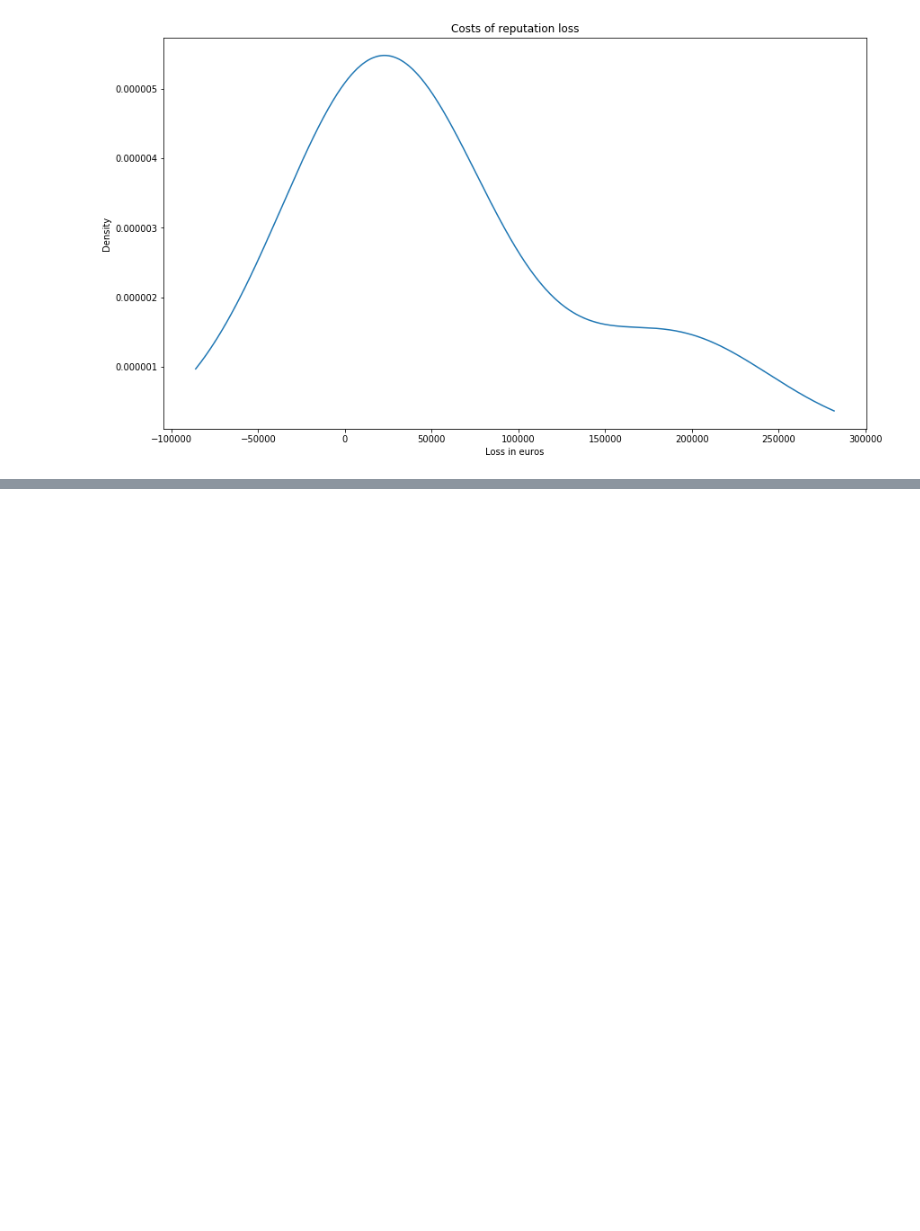
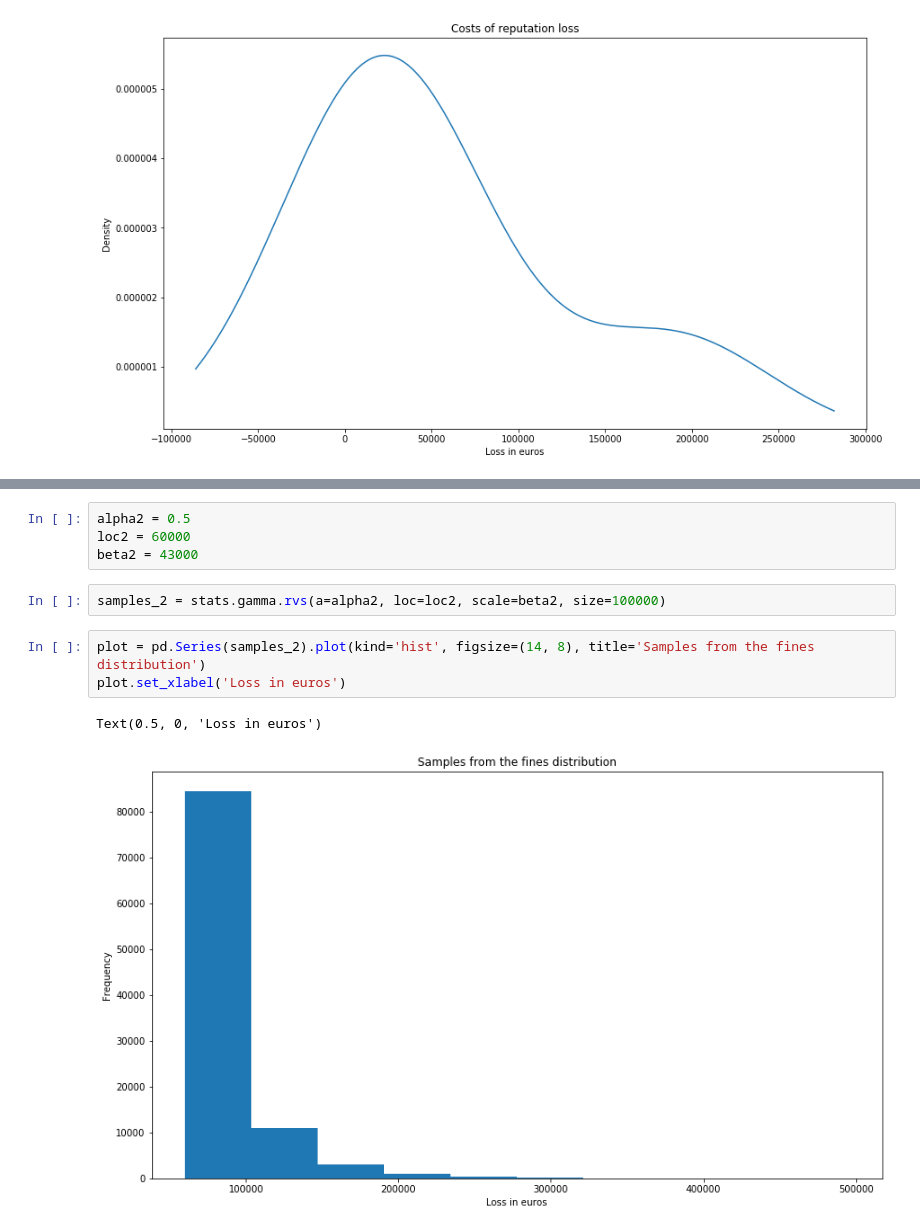
Before and after one commit to samvho/EoCS-portals, a Jupyter notebook: assignment2_data.ipynb, the cells around one changed output, grey strips where cells are left out. Saved outputs shown, nothing was run; the diff lists cells and outputs as text; blank space fills up the shorter version.

```diff
--- a/assignment2_data.ipynb
+++ b/assignment2_data.ipynb
@@ -70,0 +83,12 @@ distro
+# %%
+alpha2 = 0.5
+loc2 = 60000
+beta2 = 43000
+# %%
+samples_2 = stats.gamma.rvs(a=alpha2, loc=loc2, scale=beta2, size=100000)
+# %%
+plot = pd.Series(samples_2).plot(kind='hist', figsize=(14, 8), title='Samples from the fines distribution')
+plot.set_xlabel('Loss in euros')
+# %% [output]
+Text(0.5, 0, 'Loss in euros')
+[figure, added]
```
Also changed, not shown: parts of 6 cells of this notebook.
